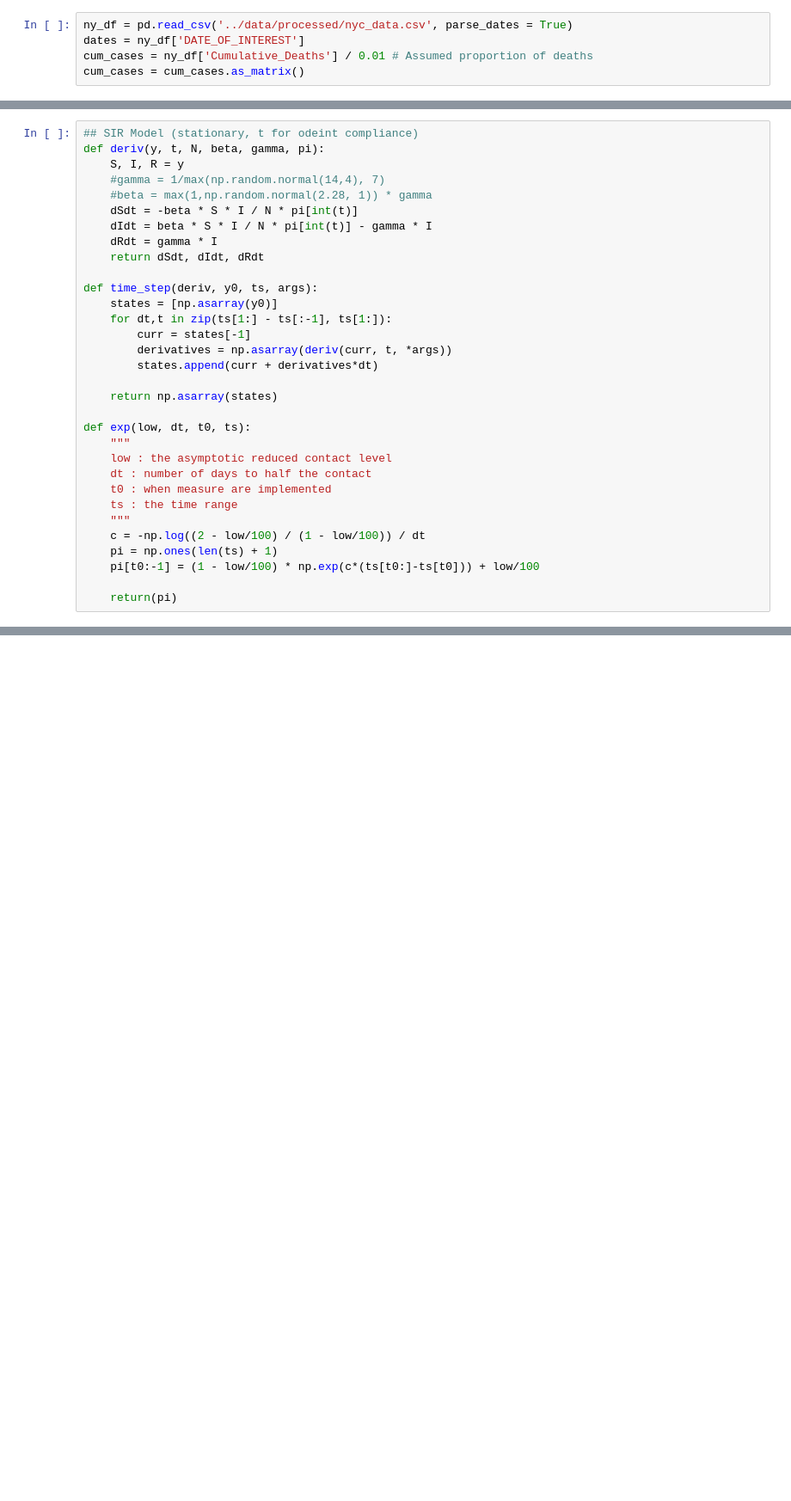
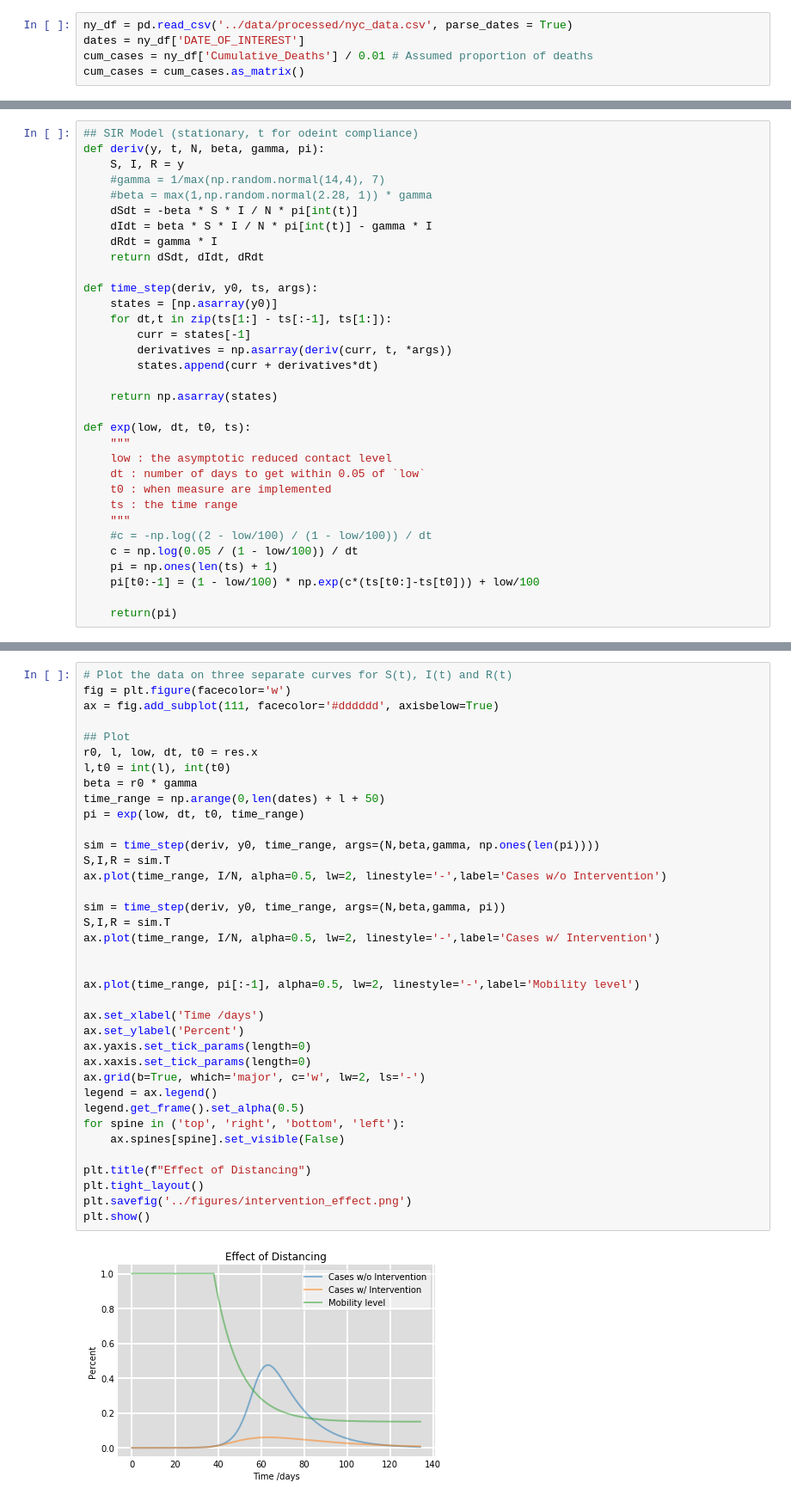
Before and after one commit to rflperry/553.738_final, a Jupyter notebook: notebooks/4-rp-optimize_nyc.ipynb, the cells around one changed output, grey strips where cells are left out. Shown at 86% size. Saved outputs shown, nothing was run; the diff lists cells and outputs as text; blank space fills up the shorter version.

```diff
--- a/notebooks/4-rp-optimize_nyc.ipynb
+++ b/notebooks/4-rp-optimize_nyc.ipynb
@@ -48,11 +47,12 @@ def time_step(deriv, y0, ts, args):
 def exp(low, dt, t0, ts):
     """
     low : the asymptotic reduced contact level
-    dt : number of days to half the contact
+    dt : number of days to get within 0.05 of `low`
     t0 : when measure are implemented
     ts : the time range
     """
-    c = -np.log((2 - low/100) / (1 - low/100)) / dt
+    #c = -np.log((2 - low/100) / (1 - low/100)) / dt
+    c = np.log(0.05 / (1 - low/100)) / dt
     pi = np.ones(len(ts) + 1)
     pi[t0:-1] = (1 - low/100) * np.exp(c*(ts[t0:]-ts[t0])) + low/100
 
@@ -119,0 +143,39 @@ array([  2.63656964,  50.00000001,  10.        ,   1.        ,
+# %%
+# Plot the data on three separate curves for S(t), I(t) and R(t)
+fig = plt.figure(facecolor='w')
+ax = fig.add_subplot(111, facecolor='#dddddd', axisbelow=True)
+
+## Plot
+r0, l, low, dt, t0 = res.x
+l,t0 = int(l), int(t0)
+beta = r0 * gamma
+time_range = np.arange(0,len(dates) + l + 50)
+pi = exp(low, dt, t0, time_range)
+
+sim = time_step(deriv, y0, time_range, args=(N,beta,gamma, np.ones(len(pi))))
+S,I,R = sim.T
+ax.plot(time_range, I/N, alpha=0.5, lw=2, linestyle='-',label='Cases w/o Intervention')
+
+sim = time_step(deriv, y0, time_range, args=(N,beta,gamma, pi))
+S,I,R = sim.T
+ax.plot(time_range, I/N, alpha=0.5, lw=2, linestyle='-',label='Cases w/ Intervention')
+
+
+ax.plot(time_range, pi[:-1], alpha=0.5, lw=2, linestyle='-',label='Mobility level')
+
+ax.set_xlabel('Time /days')
+ax.set_ylabel('Percent')
+ax.yaxis.set_tick_params(length=0)
+ax.xaxis.set_tick_params(length=0)
+ax.grid(b=True, which='major', c='w', lw=2, ls='-')
+legend = ax.legend()
+legend.get_frame().set_alpha(0.5)
+for spine in ('top', 'right', 'bottom', 'left'):
+    ax.spines[spine].set_visible(False)
+
+plt.title(f"Effect of Distancing")
+plt.tight_layout()
+plt.savefig('../figures/intervention_effect.png')
+plt.show()
+# %% [output]
+[figure, added]
```
Also changed, not shown: parts of 11 cells of this notebook, 2 other files.
